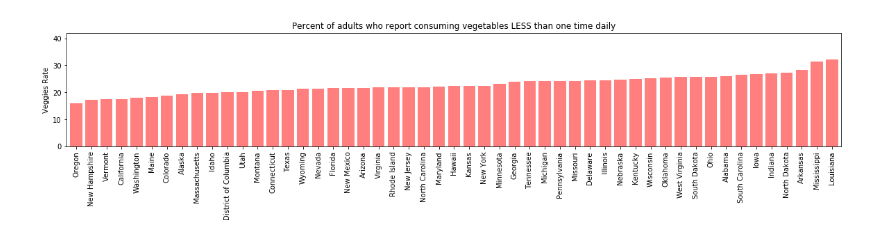
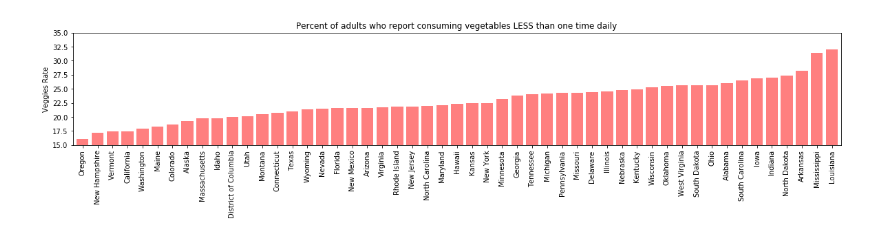
Before and after one commit to dan-brueckman/Group-Project1, a Jupyter notebook: Nutrition, Exercise and Obesity.ipynb, the cells around one changed output. Drawn from its saved outputs; the diff is of its cells as text; code cells hidden in the pictures.

```diff
--- a/Nutrition, Exercise and Obesity.ipynb
+++ b/Nutrition, Exercise and Obesity.ipynb
@@ -239,19 +155,20 @@ veggies_df
 # %%
+#Create dataframe that shows the % of Adults who consume at least one veggie per day and shows the total of all races, genders, income and education levels:
+veggies_data = data3[(data3["Stratification1"]=="Total") & (data3["Topic"]=="Fruits and Vegetables - Behavior") & (data3["Question"]=="Percent of adults who report consuming vegetables less than one time daily")]
+#Create a DataFrame of the Veggies consumption of the total people, that is the mean of all the available years
+veggies_df = pd.DataFrame(veggies_data.groupby(["AREA"]).mean())
+veggies_df.reset_index(inplace = True)
+# Plot the Veggies Totals
 veggies_df.sort_values("% of Population", ascending = True, inplace = True)
-
 x_axis = np.arange(len(veggies_df))
 tick_locations = [value+0.4 for value in x_axis]
-
 plt.figure(figsize = (20,3))
 plt.xticks(tick_locations, veggies_df["AREA"], rotation="vertical")
-
 plt.xlim(-0.25, len(x_axis))
-plt.ylim(0, max(veggies_df["% of Population"])+ 10)
-
+plt.ylim(15, 35)
 plt.title("Percent of adults who report consuming vegetables LESS than one time daily")
 plt.ylabel("Veggies Rate")
-
 avg_state_veggies = plt.bar(x_axis, veggies_df["% of Population"], alpha = .5, color = "r", align="edge")
 plt.show()
 # %% [output]
-[figure, old version]
+[figure, new version]
```
Also changed, not shown: parts of 17 cells of this notebook, 1 other file.
